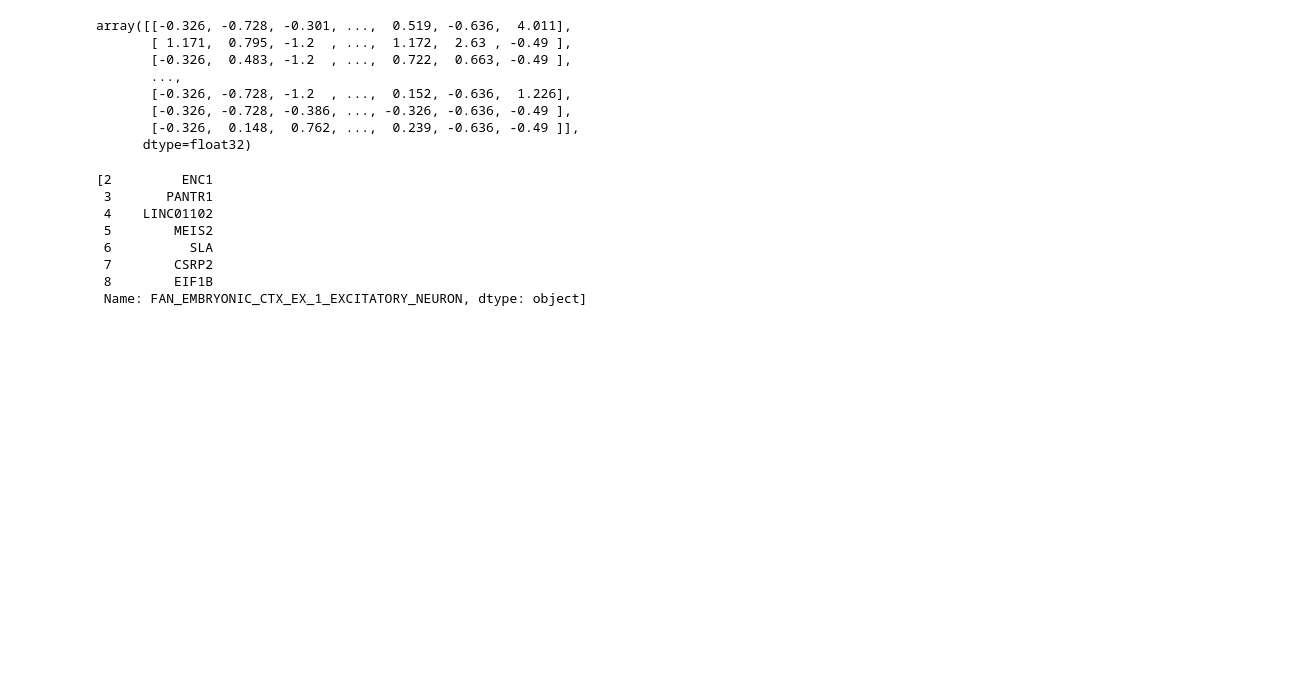
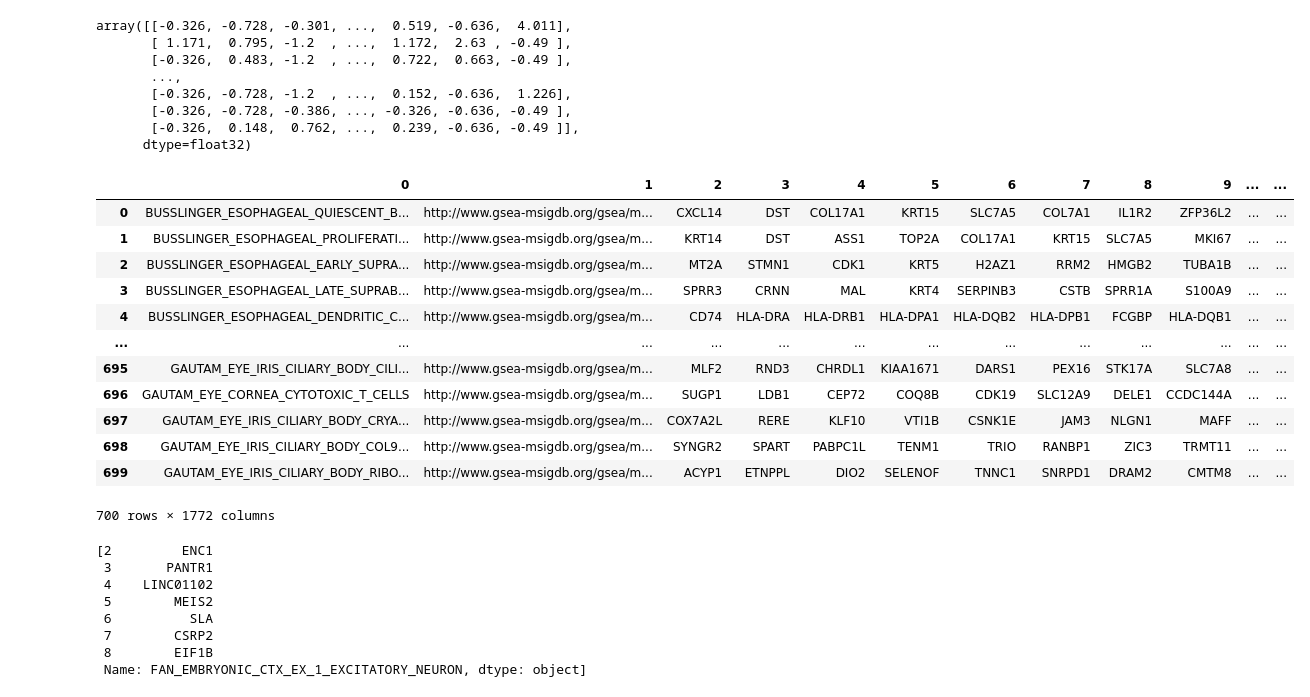
Before and after one commit to LorenzoTaroni/DeepGSEA, a Jupyter notebook: example.ipynb, the cells around one changed output. Saved outputs shown, nothing was run; the diff lists cells and outputs as text; code cells hidden in the pictures; blank space fills up the shorter version.

```diff
--- a/example.ipynb
+++ b/example.ipynb
@@ -62,6 +62,22 @@ column_names = [i for i in range(0, max(col_count))]
 
 
 gsts = pd.read_csv("data/cell_markers.txt",header=None, delimiter="\t", names=column_names,low_memory=False)
+# %%
+gsts
+# %% [output]
+|  | 0 | 1 | 2 | 3 | 4 | 5 | 6 | 7 | 8 | 9 | ... | ... |
+| 0 | BUSSLINGER_ESOPHAGEAL_QUIESCENT_B... | http://www.gsea-msigdb.org/gsea/m... | CXCL14 | DST | COL17A1 | KRT15 | SLC7A5 | COL7A1 | IL1R2 | ZFP36L2 | ... | ... |
+| 1 | BUSSLINGER_ESOPHAGEAL_PROLIFERATI... | http://www.gsea-msigdb.org/gsea/m... | KRT14 | DST | ASS1 | TOP2A | COL17A1 | KRT15 | SLC7A5 | MKI67 | ... | ... |
+| 2 | BUSSLINGER_ESOPHAGEAL_EARLY_SUPRA... | http://www.gsea-msigdb.org/gsea/m... | MT2A | STMN1 | CDK1 | KRT5 | H2AZ1 | RRM2 | HMGB2 | TUBA1B | ... | ... |
+| 3 | BUSSLINGER_ESOPHAGEAL_LATE_SUPRAB... | http://www.gsea-msigdb.org/gsea/m... | SPRR3 | CRNN | MAL | KRT4 | SERPINB3 | CSTB | SPRR1A | S100A9 | ... | ... |
+| 4 | BUSSLINGER_ESOPHAGEAL_DENDRITIC_C... | http://www.gsea-msigdb.org/gsea/m... | CD74 | HLA-DRA | HLA-DRB1 | HLA-DPA1 | HLA-DQB2 | HLA-DPB1 | FCGBP | HLA-DQB1 | ... | ... |
+| ... | ... | ... | ... | ... | ... | ... | ... | ... | ... | ... | ... | ... |
+| 695 | GAUTAM_EYE_IRIS_CILIARY_BODY_CILI... | http://www.gsea-msigdb.org/gsea/m... | MLF2 | RND3 | CHRDL1 | KIAA1671 | DARS1 | PEX16 | STK17A | SLC7A8 | ... | ... |
+| 696 | GAUTAM_EYE_CORNEA_CYTOTOXIC_T_CELLS | http://www.gsea-msigdb.org/gsea/m... | SUGP1 | LDB1 | CEP72 | COQ8B | CDK19 | SLC12A9 | DELE1 | CCDC144A | ... | ... |
+| 697 | GAUTAM_EYE_IRIS_CILIARY_BODY_CRYA... | http://www.gsea-msigdb.org/gsea/m... | COX7A2L | RERE | KLF10 | VTI1B | CSNK1E | JAM3 | NLGN1 | MAFF | ... | ... |
+| 698 | GAUTAM_EYE_IRIS_CILIARY_BODY_COL9... | http://www.gsea-msigdb.org/gsea/m... | SYNGR2 | SPART | PABPC1L | TENM1 | TRIO | RANBP1 | ZIC3 | TRMT11 | ... | ... |
+| 699 | GAUTAM_EYE_IRIS_CILIARY_BODY_RIBO... | http://www.gsea-msigdb.org/gsea/m... | ACYP1 | ETNPPL | DIO2 | SELENOF | TNNC1 | SNRPD1 | DRAM2 | CMTM8 | ... | ... |
+700 rows × 1772 columns
 # %%
 gsts = gsts.transpose()
 gsts.columns = gsts.iloc[0]
```
Also changed, not shown: parts of 14 cells of this notebook, 1 other file.
